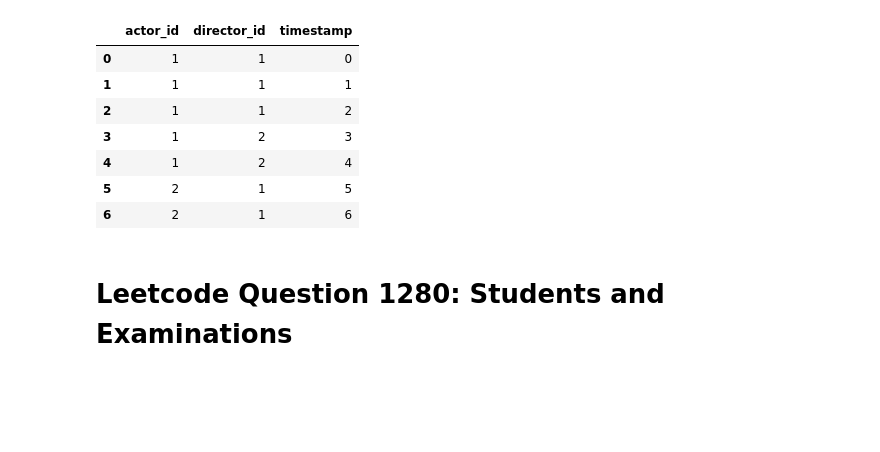
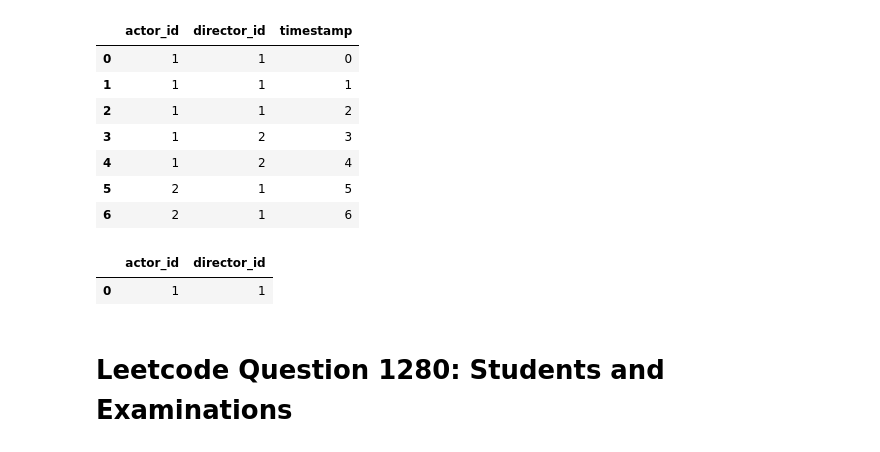
Before and after one commit to DanialArab/SQL, a Jupyter notebook: Leetcode_Database_Questions.ipynb, the cells around one changed output. Saved outputs shown, nothing was run; the diff lists cells and outputs as text; code cells hidden in the pictures; blank space fills up the shorter version.

```diff
--- a/Leetcode_Database_Questions.ipynb
+++ b/Leetcode_Database_Questions.ipynb
@@ -1817,6 +1817,18 @@ FROM ActorDirector
 | 4 | 1 | 2 | 4 |
 | 5 | 2 | 1 | 5 |
 | 6 | 2 | 1 | 6 |
+# %%
+pd.read_sql("""
+SELECT
+    actor_id,
+    director_id
+FROM ActorDirector
+GROUP BY actor_id, director_id
+HAVING COUNT(*) >=3
+""", con)
+# %% [output]
+|  | actor_id | director_id |
+| 0 | 1 | 1 |
 # %% [markdown]
 # Leetcode Question 1280: Students and Examinations
 # %%
```
Also changed, not shown: parts of 10 cells of this notebook.
